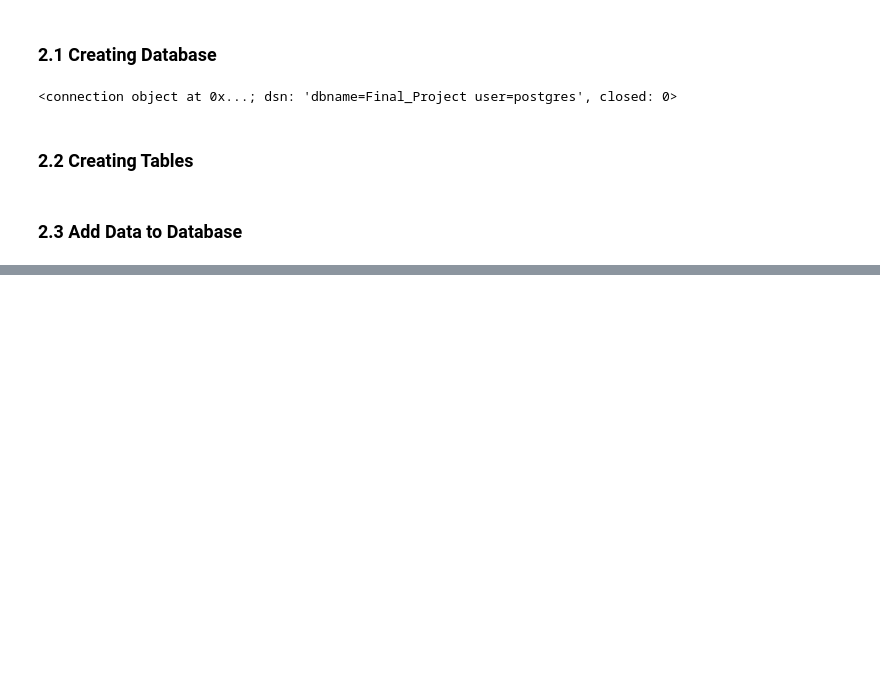
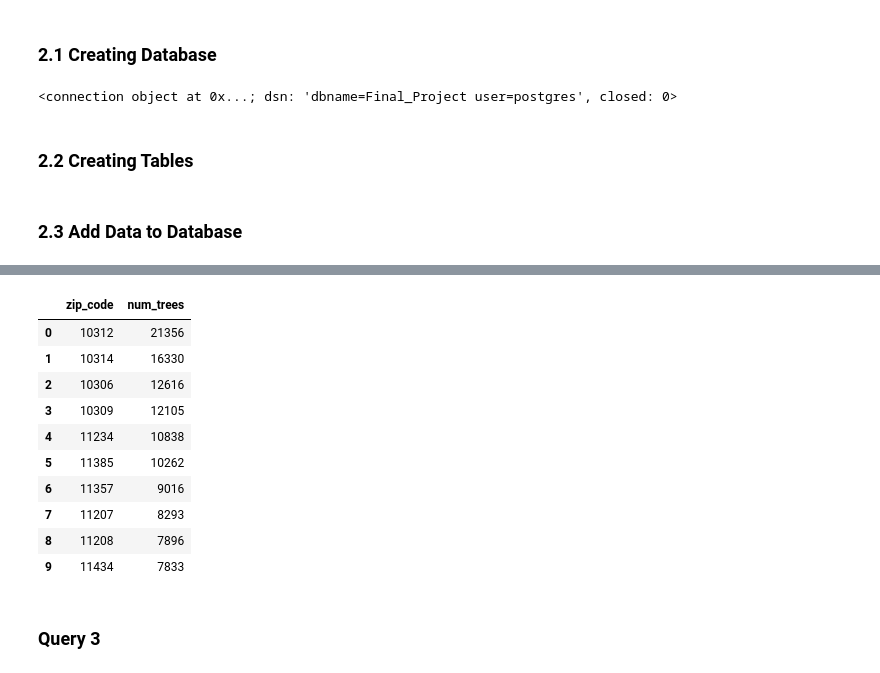
Before and after one commit to YajieLi10/4501-Final-Project, a Jupyter notebook: Final_Project_Part1&2&3.ipynb, the cells around one changed output, grey strips where cells are left out. Cells and saved outputs as stored; diff of their text form; code cells hidden in the pictures; blank space fills up the shorter version.

```diff
--- a/Final_Project_Part1&2.ipynb
+++ b/Final_Project_Part1&2&3.ipynb
@@ -492,0 +550,15 @@ write_dataframes_to_table(tablename_to_dataframe)
+# %%
+QUERY_2_FILENAME = QUERY_DIR / "Top10_Greenery"
+
+QUERY_2 = """
+SELECT
+    zip_code,
+    COUNT(*) AS num_trees
+FROM
+    trees
+GROUP BY
+    zip_code
+ORDER BY
+    num_trees DESC
+LIMIT 10
+"""
@@ -492,0 +567,19 @@ write_dataframes_to_table(tablename_to_dataframe)
+# %%
+# Able to delete later
+with engine.connect() as connection:
+    df = pd.read_sql_query(QUERY_2, connection)
+df
+# %% [output]
+|  | zip_code | num_trees |
+| 0 | 10312 | 21356 |
+| 1 | 10314 | 16330 |
+| 2 | 10306 | 12616 |
+| 3 | 10309 | 12105 |
+| 4 | 11234 | 10838 |
+| 5 | 11385 | 10262 |
+| 6 | 11357 | 9016 |
+| 7 | 11207 | 8293 |
+| 8 | 11208 | 7896 |
+| 9 | 11434 | 7833 |
+# %% [markdown]
+### Query 3
```
Also changed, not shown: parts of 24 cells of this notebook.
